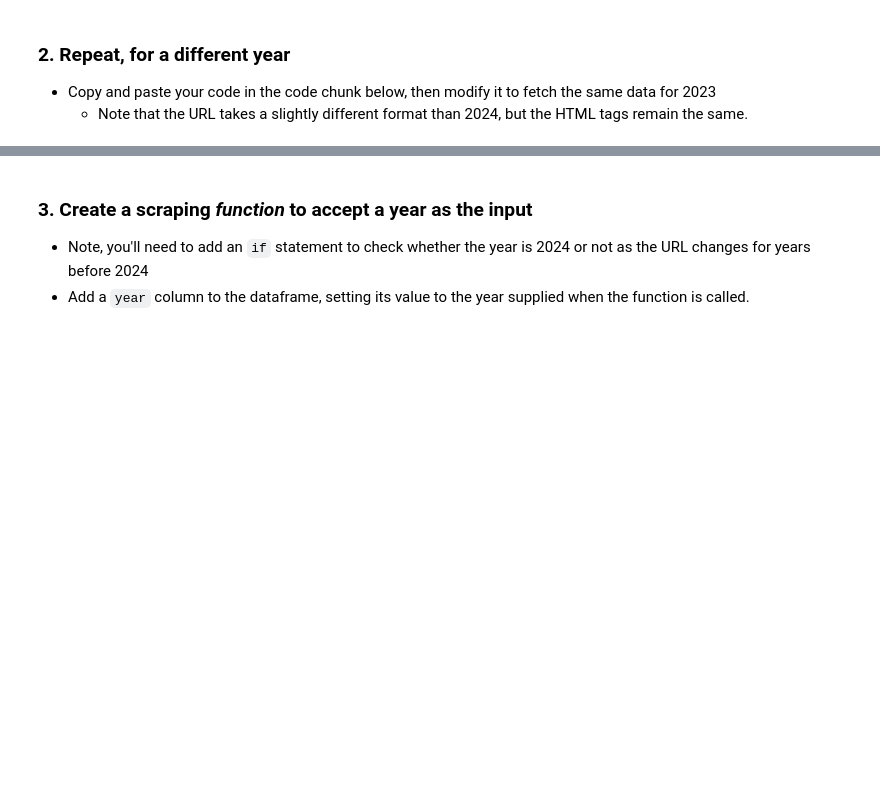
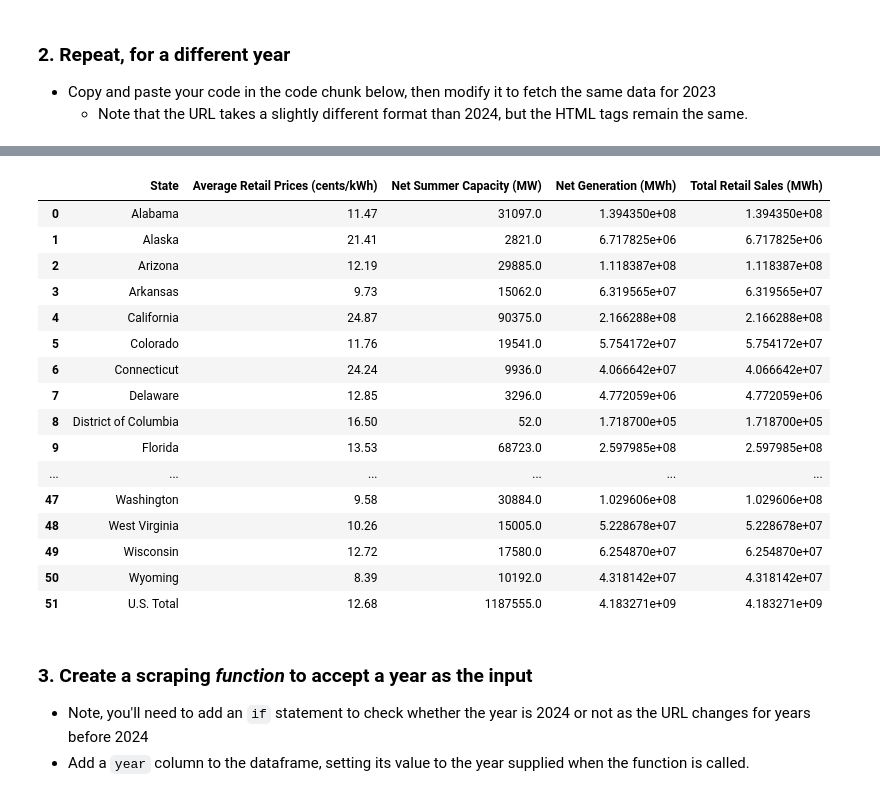
Before and after one commit to mbunker11/ENVR700, a Jupyter notebook: Lessons/M6-L-data-scraping.ipynb, the cells around one changed output, grey strips where cells are left out. Drawn from its saved outputs; the diff is of its cells as text; code cells hidden in the pictures; blank space fills up the shorter version.

```diff
--- a/Lessons/M6-L-data-scraping.ipynb
+++ b/Lessons/M6-L-data-scraping.ipynb
@@ -179,4 +170,69 @@ ElectricityUS
     - Note that the URL takes a slightly different format than 2024, but the HTML tags remain the same.
 # %%
 #Copy and paste code from above; then modify to scrape data for 2023
+
+url = "https://www.eia.gov/electricity/state/archive/2023/"
+
+response = requests.get(url)
+response.raise_for_status()
+
+webpage = BeautifulSoup(response.text, "html.parser")
+type(webpage)
+
+if webpage.title:
+    print(webpage.title.get_text(strip=True))
+else: print("No page title")
+
+# 1.2 Locate elements and read their text attributes into variables
+# trial and error many times with the selector gadget, likely won't get it on first try
+
+#   * state name
+States_Nodes = webpage.select("td:nth-child(1)")
+States = [node.get_text(strip = True) for node in States_Nodes] #strip or else it leaves the html around the data we want
+print("States:",States)
+
+#   * Average Retail price
+AvgRetail_Nodes = webpage.select("td:nth-child(2)")
+AvgRetail = [node.get_text(strip = True) for node in AvgRetail_Nodes]
+print("Average Retail Prices:", AvgRetail)
+
+#   * Net summer capacity
+NetSummerCapacity_Nodes = webpage.select("td:nth-child(3)")
+NetSummerCapacity = [node.get_text(strip = True) for node in NetSummerCapacity_Nodes]
+print("Net Summer Capacity:", NetSummerCapacity)
+
+#   * Net generation
+
+NetGeneration_Nodes = webpage.select("td:nth-child(4)")
+NetGeneration = [node.get_text(strip = True) for node in NetGeneration_Nodes]
+print("Net Generation:", NetGeneration)
+
+#   * Total retail sales
+TotalRetail_Nodes = webpage.select("td:nth-child(5)")
+TotalRetail = [node.get_text(strip = True) for node in NetGeneration_Nodes]
+print("Total Retail Sales", TotalRetail)
+
+ElectricityUS = pd.DataFrame({
+    "State": States,
+    "Average Retail Prices (cents/kWh)": AvgRetail,
+    "Net Summer Capacity (MW)": NetSummerCapacity,
+    "Net Generation (MWh)": NetGeneration,
+    "Total Retail Sales (MWh)": TotalRetail
+})
+
+
+# 1.4 Wrangle
+cols = ["Net Summer Capacity (MW)", "Net Generation (MWh)", "Total Retail Sales (MWh)"]
+
+# use a forloop to make it simpler!!!!
+for col in cols:
+    ElectricityUS[col] = ElectricityUS[col].str.replace(",", "")
+    ElectricityUS[col] = ElectricityUS[col].astype(float)
+
+#also convert avg prices
+ElectricityUS["Average Retail Prices (cents/kWh)"] = ElectricityUS["Average Retail Prices (cents/kWh)"].astype(float)
+
+
+# 1.5 Examine
+ElectricityUS
 # %% [output]
@@ -199,3 +247,20 @@ memory usage: 2.1 KB
+|  | State | Average Retail Prices (cents/kWh) | Net Summer Capacity (MW) | Net Generation (MWh) | Total Retail Sales (MWh) |
+| 0 | Alabama | 11.47 | 31097.0 | 1.394350e+08 | 1.394350e+08 |
+| 1 | Alaska | 21.41 | 2821.0 | 6.717825e+06 | 6.717825e+06 |
+| 2 | Arizona | 12.19 | 29885.0 | 1.118387e+08 | 1.118387e+08 |
+| 3 | Arkansas | 9.73 | 15062.0 | 6.319565e+07 | 6.319565e+07 |
+| 4 | California | 24.87 | 90375.0 | 2.166288e+08 | 2.166288e+08 |
+| 5 | Colorado | 11.76 | 19541.0 | 5.754172e+07 | 5.754172e+07 |
+| 6 | Connecticut | 24.24 | 9936.0 | 4.066642e+07 | 4.066642e+07 |
+| 7 | Delaware | 12.85 | 3296.0 | 4.772059e+06 | 4.772059e+06 |
+| 8 | District of Columbia | 16.50 | 52.0 | 1.718700e+05 | 1.718700e+05 |
+| 9 | Florida | 13.53 | 68723.0 | 2.597985e+08 | 2.597985e+08 |
+| ... | ... | ... | ... | ... | ... |
+| 47 | Washington | 9.58 | 30884.0 | 1.029606e+08 | 1.029606e+08 |
+| 48 | West Virginia | 10.26 | 15005.0 | 5.228678e+07 | 5.228678e+07 |
+| 49 | Wisconsin | 12.72 | 17580.0 | 6.254870e+07 | 6.254870e+07 |
+| 50 | Wyoming | 8.39 | 10192.0 | 4.318142e+07 | 4.318142e+07 |
+| 51 | U.S. Total | 12.68 | 1187555.0 | 4.183271e+09 | 4.183271e+09 |
 # %% [markdown]
 ### 3. Create a scraping *function* to accept a year as the input
 * Note, you'll need to add an `if` statement to check whether the year is 2024 or not as the URL changes for years before 2024
```
Also changed, not shown: parts of 5 cells of this notebook.
